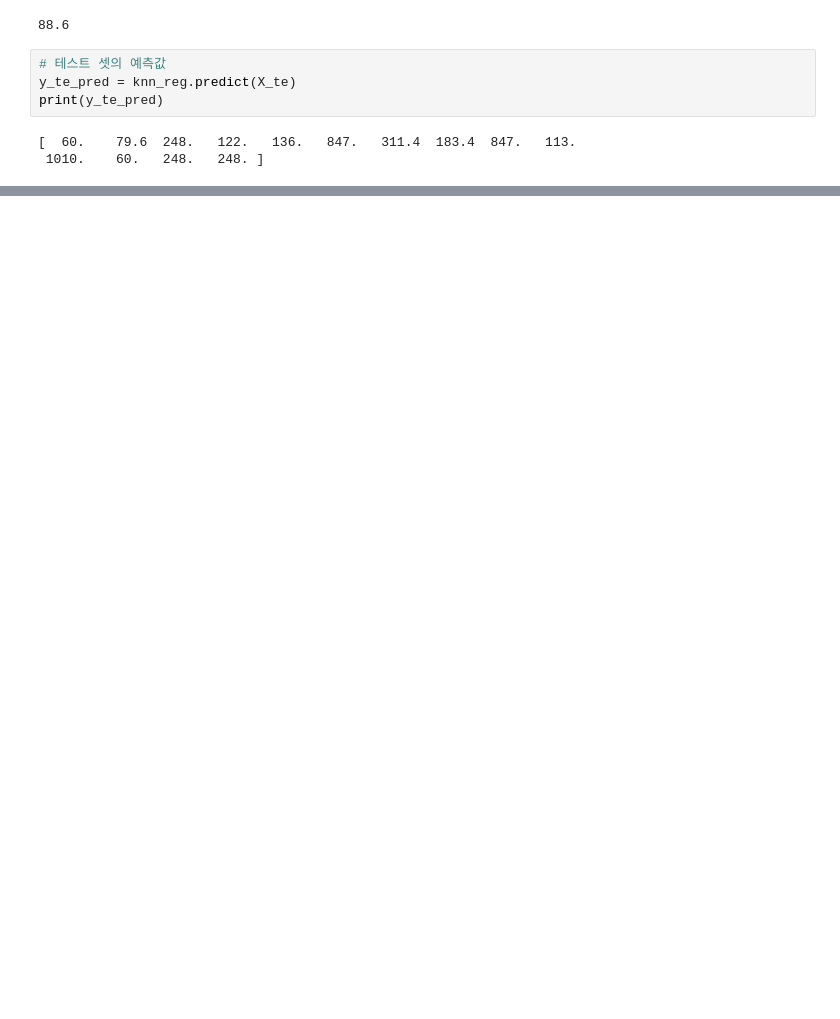
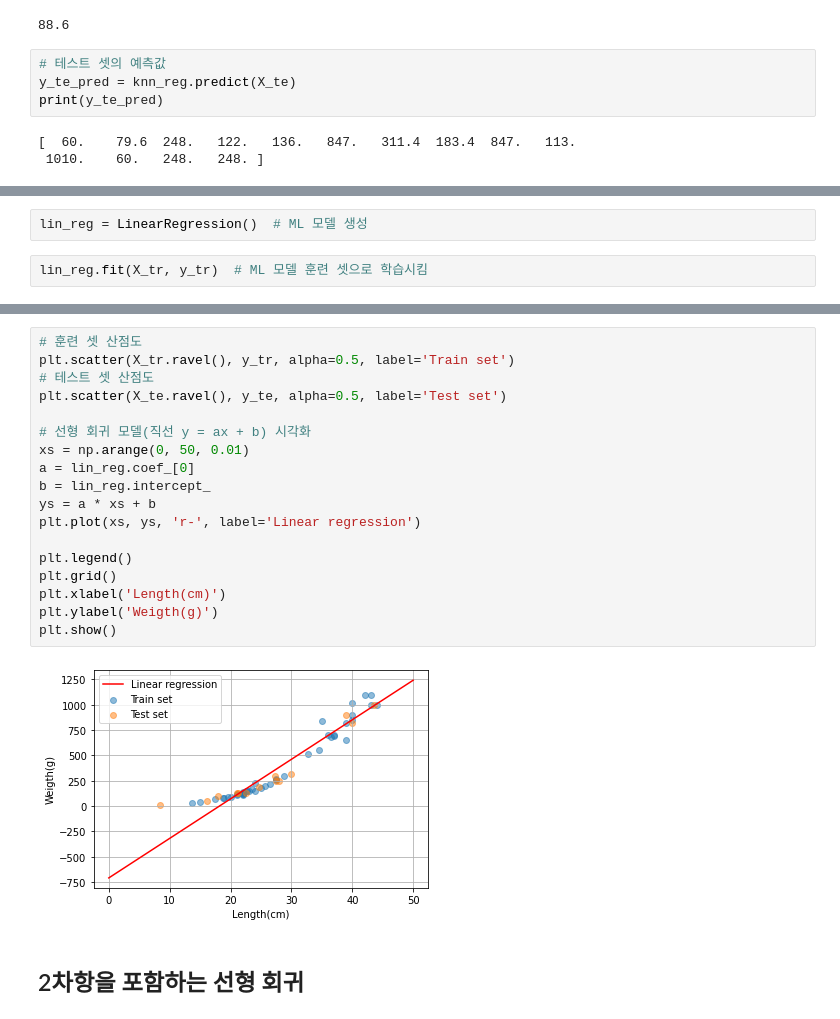
Before and after one commit to ByeonJuHwan/PythonStudy, a Jupyter notebook: ml03_regression.ipynb, the cells around one changed output, grey strips where cells are left out. Drawn from its saved outputs; the diff is of its cells as text; blank space fills up the shorter version.

```diff
--- a/ml03_regression.ipynb
+++ b/ml03_regression.ipynb
@@ -189,0 +242,4 @@ R2 score: 0.992809406101064
+# %%
+lin_reg = LinearRegression()  # ML 모델 생성
+# %%
+lin_reg.fit(X_tr, y_tr)  # ML 모델 훈련 셋으로 학습시킴
@@ -189,0 +325,22 @@ R2 score: 0.992809406101064
+# %%
+# 훈련 셋 산점도
+plt.scatter(X_tr.ravel(), y_tr, alpha=0.5, label='Train set')
+# 테스트 셋 산점도
+plt.scatter(X_te.ravel(), y_te, alpha=0.5, label='Test set')
+
+# 선형 회귀 모델(직선 y = ax + b) 시각화
+xs = np.arange(0, 50, 0.01)
+a = lin_reg.coef_[0]
+b = lin_reg.intercept_
+ys = a * xs + b
+plt.plot(xs, ys, 'r-', label='Linear regression')
+
+plt.legend()
+plt.grid()
+plt.xlabel('Length(cm)')
+plt.ylabel('Weigth(g)')
+plt.show()
+# %% [output]
+[figure, added]
+# %% [markdown]
+## 2차항을 포함하는 선형 회귀
```
Also changed, not shown: parts of 75 cells of this notebook.
